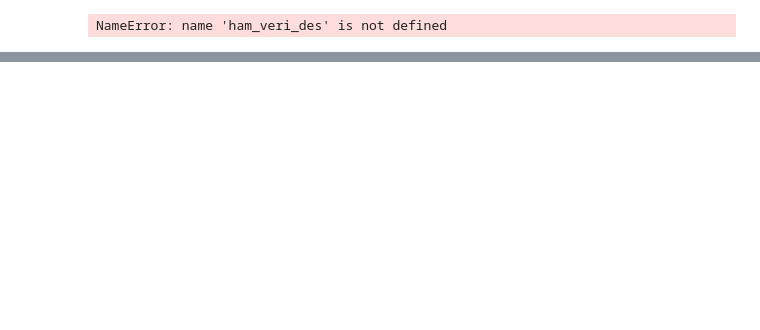
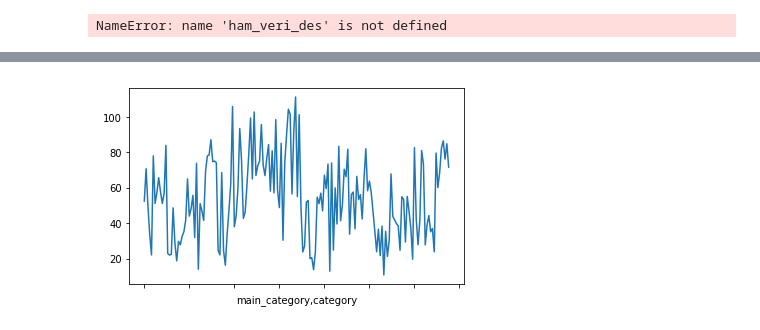
Before and after one commit to batutlsk/kickstarter, a Jupyter notebook: kickstarters.ipynb, the cells around one changed output, grey strips where cells are left out. Saved outputs shown, nothing was run; the diff lists cells and outputs as text; code cells hidden in the pictures; blank space fills up the shorter version.

```diff
--- a/kickstarters.ipynb
+++ b/kickstarters.ipynb
@@ -196,0 +218,4 @@ data1=data.iloc[:,]
+# %%
+data2=data1[['main_category','category','usd_goal_real','backers']]
+data2_groupedby_category= data2.groupby(["main_category","category"]).describe()
+data2_groupedby_category
@@ -196,0 +243,3 @@ data1=data.iloc[:,]
+# %%
+a=data2_groupedby_category["backers"]["mean"]
+a
@@ -196,0 +264,3 @@ data1=data.iloc[:,]
+# %%
+b=data2_groupedby_category["usd_goal_real"]["mean"]
+b
@@ -196,0 +285,3 @@ data1=data.iloc[:,]
+# %%
+z=b/a
+z
@@ -196,0 +338,9 @@ data1=data.iloc[:,]
+# %%
+
+ax = z.plot.line(subplots=True)  # s is an instance of Series
+
+fig = ax[0].get_figure()
+
+fig.savefig('figure.pdf')
+# %% [output]
+[figure, added]
```
Also changed, not shown: parts of 23 cells of this notebook, 5 other files.
